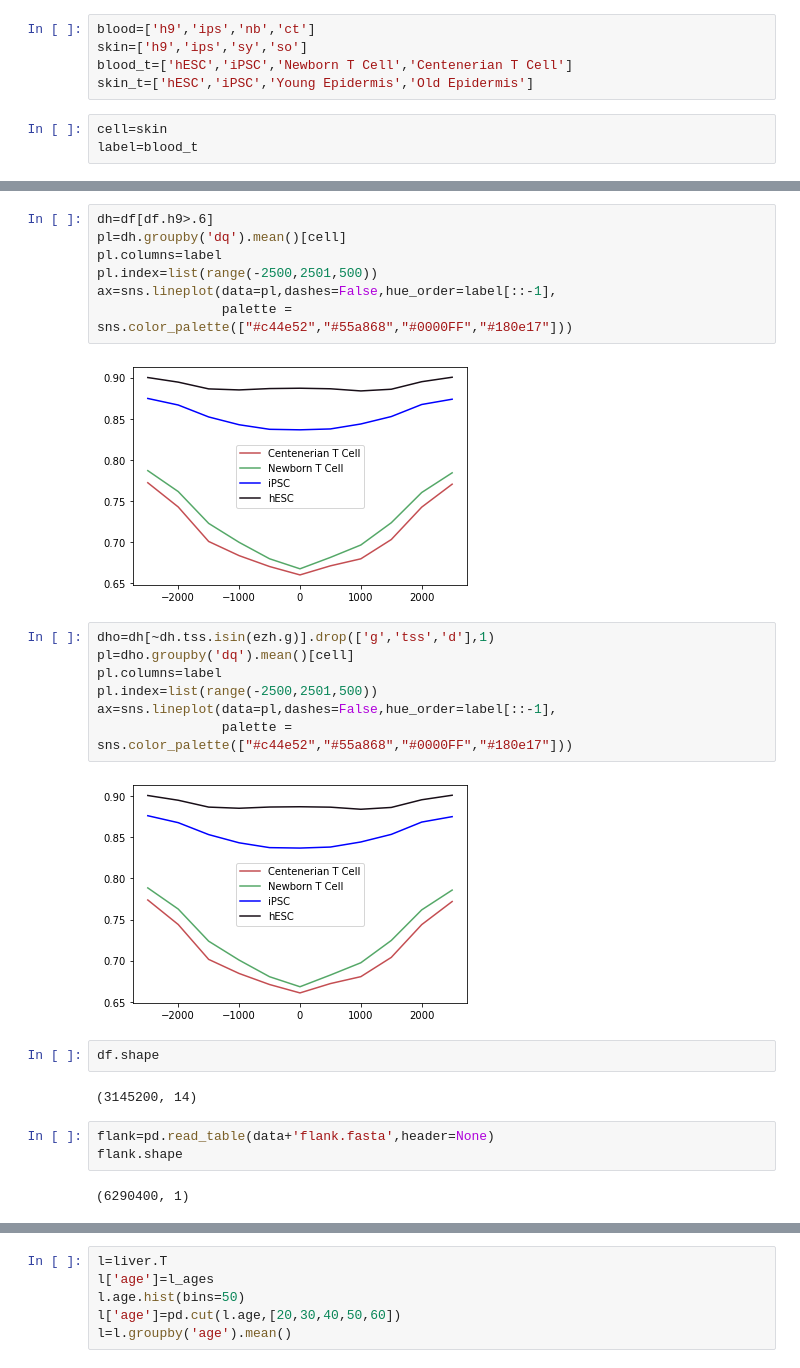
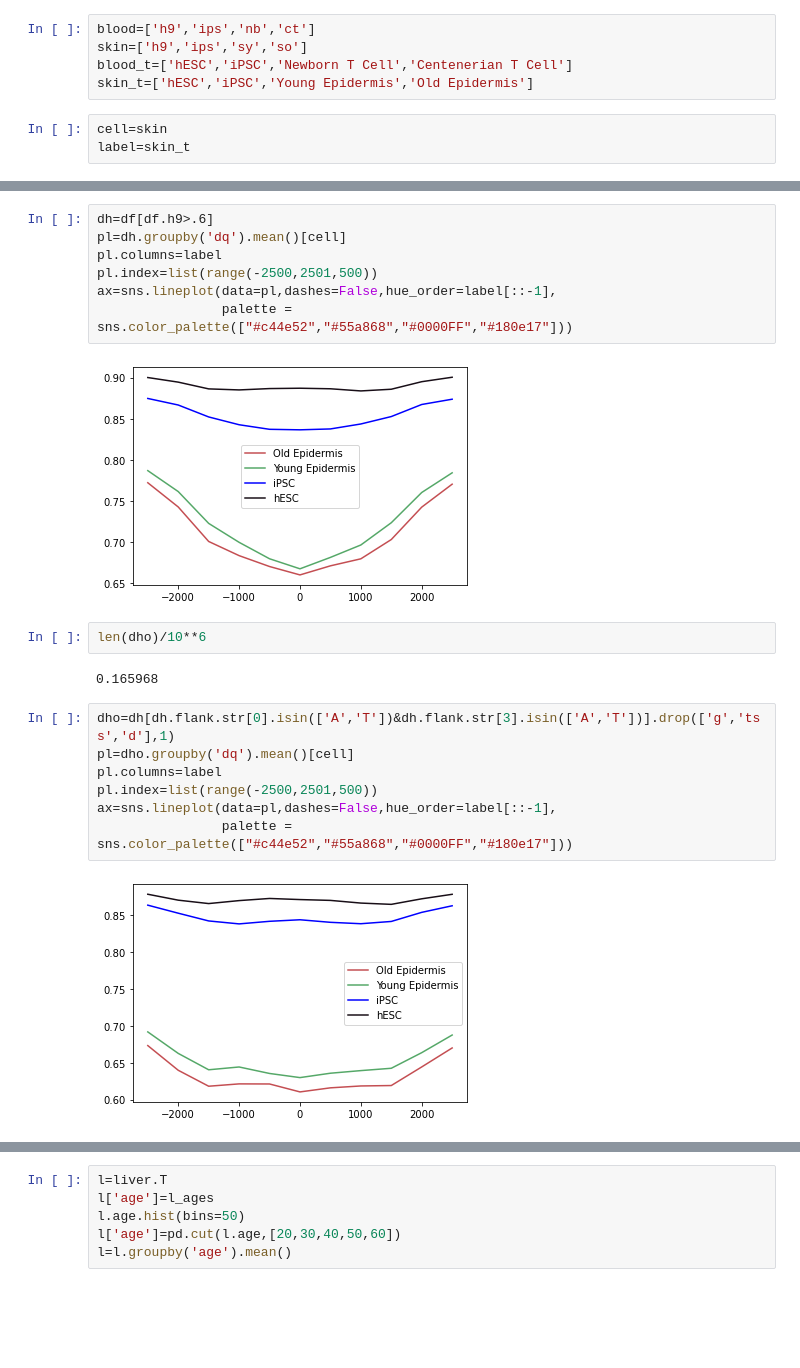
Before and after one commit to moqri/aging_2021, a Jupyter notebook: index/index-Copy1.ipynb, the cells around one changed output, grey strips where cells are left out. Saved outputs shown, nothing was run; the diff lists cells and outputs as text; blank space fills up the shorter version.

```diff
--- a/index/index-Copy1.ipynb
+++ b/index/index-Copy1.ipynb
@@ -207,7 +214,7 @@ blood_t=['hESC','iPSC','Newborn T Cell','Centenerian T Cell']
 skin_t=['hESC','iPSC','Young Epidermis','Old Epidermis']
 # %%
 cell=skin
-label=blood_t
+label=skin_t
 # %%
 pl=df.groupby('dq').mean()[cell]
 pl.columns=label
@@ -242,22 +249,17 @@ pl.index=list(range(-2500,2501,500))
 ax=sns.lineplot(data=pl,dashes=False,hue_order=label[::-1],
                 palette = sns.color_palette(["#c44e52","#55a868","#0000FF","#180e17"]))
 # %% [output]
-[figure, old version]
+[figure, new version]
+# %%
+len(dho)/10**6
+# %% [output]
+0.165968
 # %%
-dho=dh[~dh.tss.isin(ezh.g)].drop(['g','tss','d'],1)
+dho=dh[dh.flank.str[0].isin(['A','T'])&dh.flank.str[3].isin(['A','T'])].drop(['g','tss','d'],1)
 pl=dho.groupby('dq').mean()[cell]
 pl.columns=label
 pl.index=list(range(-2500,2501,500))
 ax=sns.lineplot(data=pl,dashes=False,hue_order=label[::-1],
                 palette = sns.color_palette(["#c44e52","#55a868","#0000FF","#180e17"]))
 # %% [output]
-[figure, old version]
+[figure, new version]
-# %%
-df.shape
-# %% [output]
-(3145200, 14)
-# %%
-flank=pd.read_table(data+'flank.fasta',header=None)
-flank.shape
-# %% [output]
-(6290400, 1)
```
Also changed, not shown: parts of 31 cells of this notebook.
